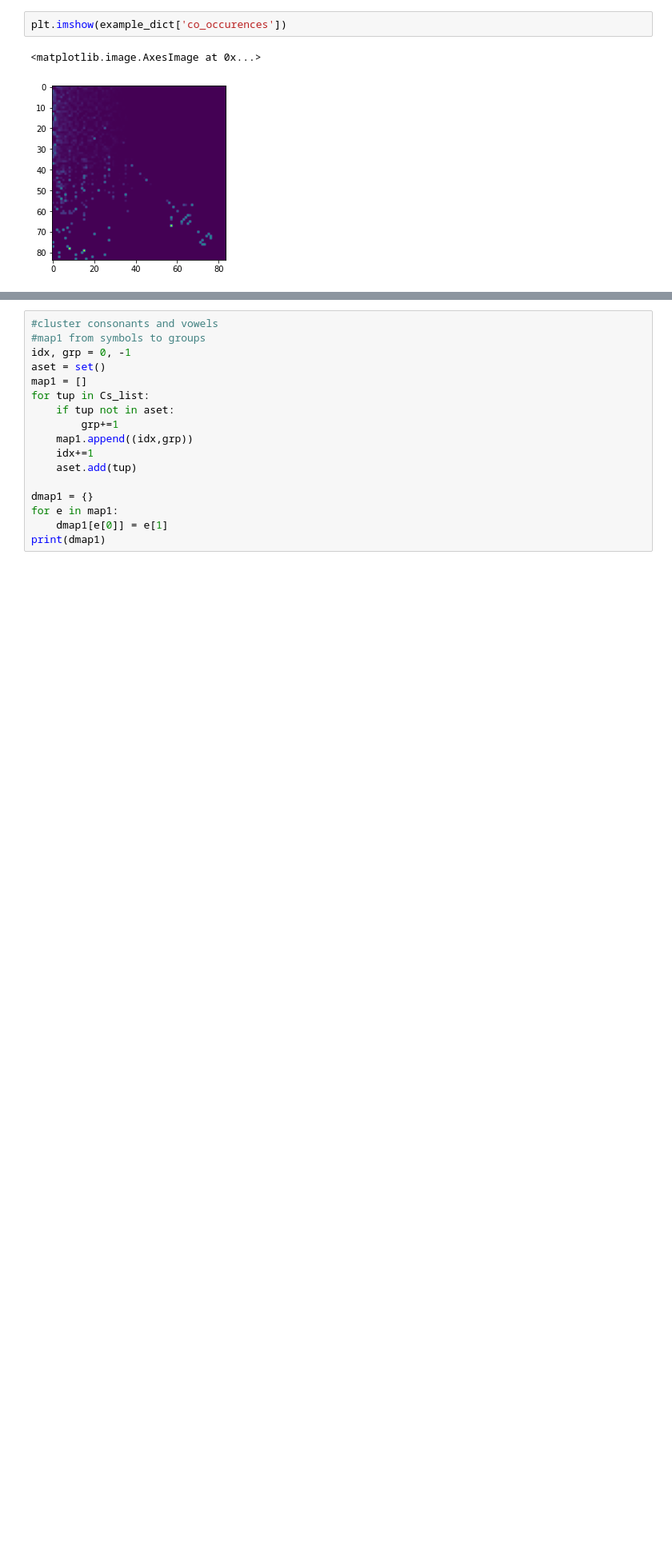
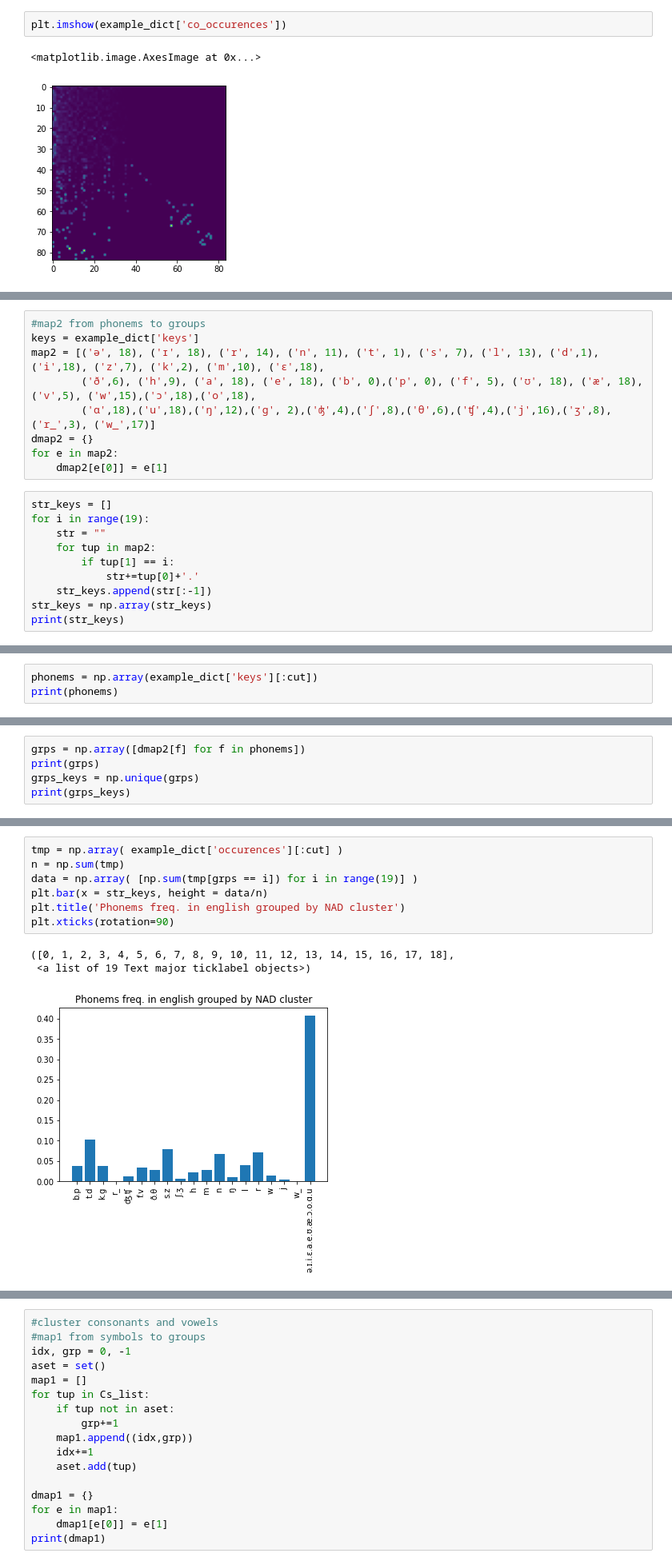
Before and after one commit to clement-bonnet/Lazimpa, a Jupyter notebook: LazImpa.ipynb, the cells around one changed output, grey strips where cells are left out. Shown: that part at 80% size. Drawn from its saved outputs; the diff is of its cells as text; blank space fills up the shorter version.

```diff
--- a/LazImpa.ipynb
+++ b/LazImpa.ipynb
@@ -938,0 +891,19 @@ plt.imshow(example_dict['co_occurences'])
+# %%
+#map2 from phonems to groups
+keys = example_dict['keys']
+map2 = [('ə', 18), ('ɪ', 18), ('r', 14), ('n', 11), ('t', 1), ('s', 7), ('l', 13), ('d',1), ('i',18), ('z',7), ('k',2), ('m',10), ('ɛ',18),
+        ('ð',6), ('h',9), ('a', 18), ('e', 18), ('b', 0),('p', 0), ('f', 5), ('ʊ', 18), ('æ', 18), ('v',5), ('w',15),('ɔ',18),('o',18),
+        ('ɑ',18),('u',18),('ŋ',12),('g', 2),('ʤ',4),('ʃ',8),('θ',6),('ʧ',4),('j',16),('ʒ',8), ('r_',3), ('w_',17)]
+dmap2 = {}
+for e in map2:
+    dmap2[e[0]] = e[1]
+# %%
+str_keys = []
+for i in range(19):
+    str = ""
+    for tup in map2:
+        if tup[1] == i:
+            str+=tup[0]+'.'
+    str_keys.append(str[:-1])
+str_keys = np.array(str_keys)
+print(str_keys)
@@ -938,0 +913,3 @@ plt.imshow(example_dict['co_occurences'])
+# %%
+phonems = np.array(example_dict['keys'][:cut])
+print(phonems)
@@ -938,0 +919,5 @@ plt.imshow(example_dict['co_occurences'])
+# %%
+grps = np.array([dmap2[f] for f in phonems])
+print(grps)
+grps_keys = np.unique(grps)
+print(grps_keys)
@@ -938,0 +928,11 @@ plt.imshow(example_dict['co_occurences'])
+# %%
+tmp = np.array( example_dict['occurences'][:cut] )
+n = np.sum(tmp)
+data = np.array( [np.sum(tmp[grps == i]) for i in range(19)] )
+plt.bar(x = str_keys, height = data/n)
+plt.title('Phonems freq. in english grouped by NAD cluster')
+plt.xticks(rotation=90)
+# %% [output]
+([0, 1, 2, 3, 4, 5, 6, 7, 8, 9, 10, 11, 12, 13, 14, 15, 16, 17, 18],
+ <a list of 19 Text major ticklabel objects>)
+[figure, added]
```
Also changed, not shown: parts of 51 cells of this notebook.
